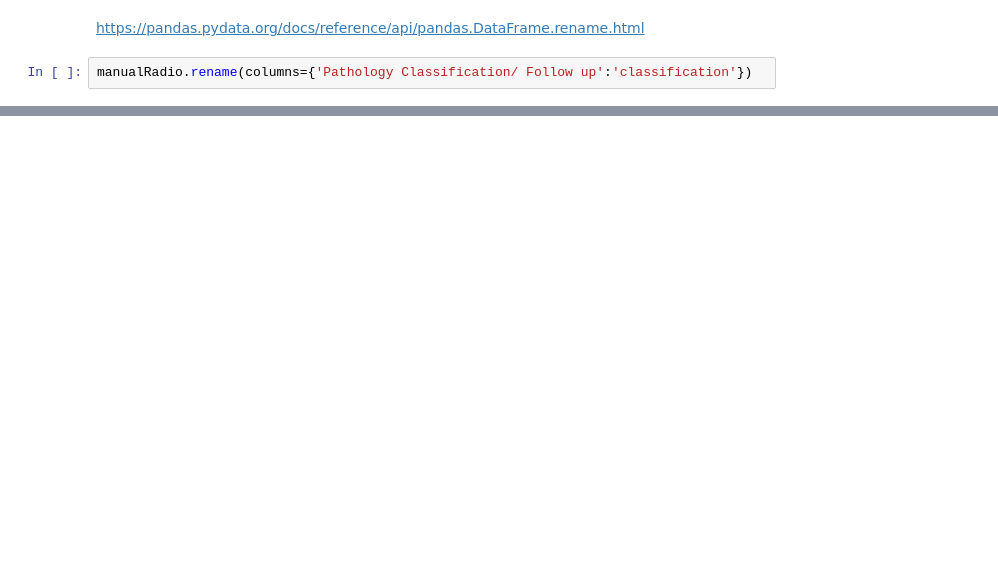
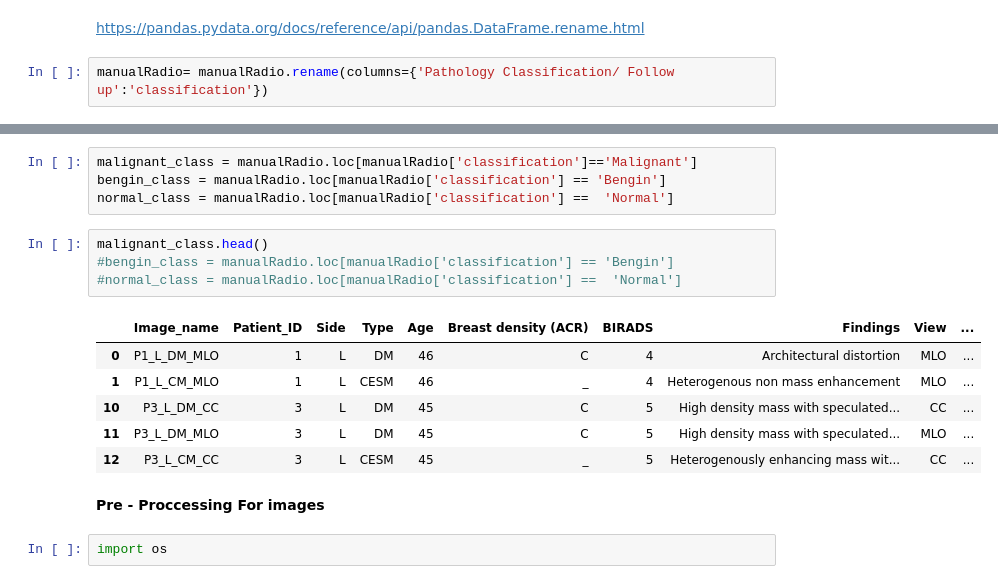
Before and after one commit to RexGod/DataMining_Pgu_Nueral_Network, a Jupyter notebook: finalProject.ipynb, the cells around one changed output, grey strips where cells are left out. Saved outputs shown, nothing was run; the diff lists cells and outputs as text; blank space fills up the shorter version.

```diff
--- a/finalProject.ipynb
+++ b/finalProject.ipynb
@@ -59,4 +55,4 @@ Index(['Image_name', 'Patient_ID', 'Side', 'Type', 'Age',
 # %% [markdown]
 https://pandas.pydata.org/docs/reference/api/pandas.DataFrame.rename.html
 # %%
-manualRadio.rename(columns={'Pathology Classification/ Follow up':'classification'})
+manualRadio= manualRadio.rename(columns={'Pathology Classification/ Follow up':'classification'})
@@ -76,0 +78,19 @@ manualRadio.rename(columns={'Pathology Classification/ Follow up':'classificatio
+# %%
+malignant_class = manualRadio.loc[manualRadio['classification']=='Malignant']
+bengin_class = manualRadio.loc[manualRadio['classification'] == 'Bengin']
+normal_class = manualRadio.loc[manualRadio['classification'] ==  'Normal']
+# %%
+malignant_class.head()
+#bengin_class = manualRadio.loc[manualRadio['classification'] == 'Bengin']
+#normal_class = manualRadio.loc[manualRadio['classification'] ==  'Normal']
+# %% [output]
+|  | Image_name | Patient_ID | Side | Type | Age | Breast density (ACR) | BIRADS | Findings | View | ... |
+| 0 | P1_L_DM_MLO | 1 | L | DM | 46 | C | 4 | Architectural distortion | MLO | ... |
+| 1 | P1_L_CM_MLO | 1 | L | CESM | 46 | _ | 4 | Heterogenous non mass enhancement | MLO | ... |
+| 10 | P3_L_DM_CC | 3 | L | DM | 45 | C | 5 | High density mass with speculated... | CC | ... |
+| 11 | P3_L_DM_MLO | 3 | L | DM | 45 | C | 5 | High density mass with speculated... | MLO | ... |
+| 12 | P3_L_CM_CC | 3 | L | CESM | 45 | _ | 5 | Heterogenously enhancing mass wit... | CC | ... |
+# %% [markdown]
+**Pre - Proccessing For images**
+# %%
+import os
```
Also changed, not shown: parts of 10 cells of this notebook.
